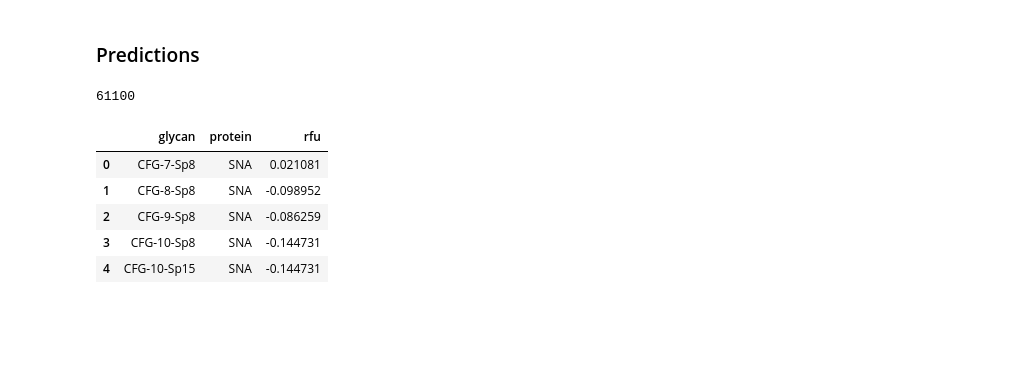
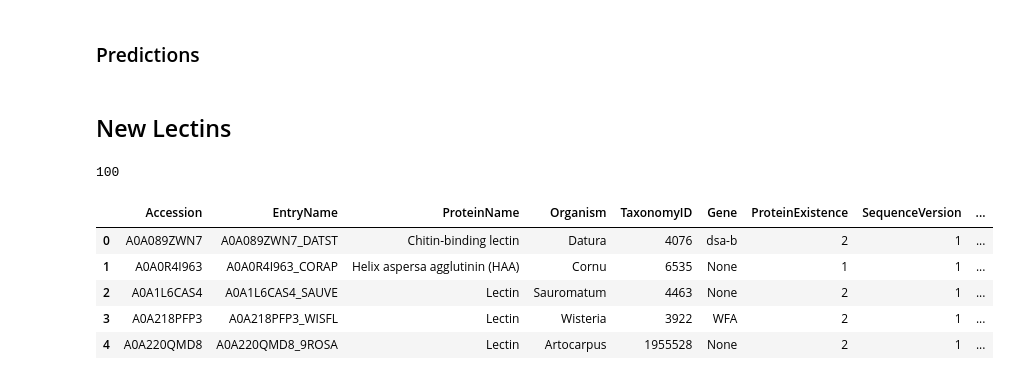
Before and after one commit to loganwoudstra/mirror-image-glycans, a Jupyter notebook: lectinoracle.ipynb, the cells around one changed output. Cells and saved outputs as stored; diff of their text form; code cells hidden in the pictures; blank space fills up the shorter version.

```diff
--- a/lectinoracle.ipynb
+++ b/lectinoracle.ipynb
@@ -463,6 +343,7 @@ full_protein_df["Sequence"] = pd.NA
 nan_counter = 0
 for i, row in full_protein_df.iterrows():
     uniprot_id = row["UniProt ID"]
+    protein_name = row["Name"]
     if pd.isna(uniprot_id):
         nan_counter += 1
         continue
@@ -518,13 +383,59 @@ full_protein_df
 full_leor_preds_df = get_pred_df(full_protein_df, full_glycan_df)
 print(len(full_leor_preds_df))
 full_leor_preds_df.head()
-# %% [output]
-61100
-|  | glycan | protein | rfu |
-| 0 | CFG-7-Sp8 | SNA | 0.021081 |
-| 1 | CFG-8-Sp8 | SNA | -0.098952 |
-| 2 | CFG-9-Sp8 | SNA | -0.086259 |
-| 3 | CFG-10-Sp8 | SNA | -0.144731 |
-| 4 | CFG-10-Sp15 | SNA | -0.144731 |
 # %%
 full_leor_preds_df.to_csv("data/full_leor_preds.csv", index=0)
+# %% [markdown]
+## New Lectins
+# %%
+# list to collect parsed records
+records_list = []
+
+for record in SeqIO.parse("data/lectins.fasta", "fasta"):
+    header_parts = record.description.split(" ")
+
+    uniprot_id = header_parts[0].split("|")[1]
+    entry_name = header_parts[0].split("|")[2]
+
+    # Get positions of OS= (organism species start)
+    try:
+        os_index = next(i for i, s in enumerate(header_parts) if s.startswith("OS="))
+    except StopIteration:
+        os_index = None
+
+    # Protein name is from after entry_name (index 0) up to OS=
+    protein_name = " ".join(header_parts[1:os_index])
+
+    # Extract fields safely if present
+    os = next((part.split("=")[1] for part in header_parts if part.startswith("OS=")), None)
+    ox = next((part.split("=")[1] for part in header_parts if part.startswith("OX=")), None)
+    gn = next((part.split("=")[1] for part in header_parts if part.startswith("GN=")), None)
+    pe = next((part.split("=")[1] for part in header_parts if part.startswith("PE=")), None)
+    sv = next((part.split("=")[1] for part in header_parts if part.startswith("SV=")), None)
+
+    sequence = str(record.seq)
+
+    records_list.append({
+        "Accession": uniprot_id,
+        "EntryName": entry_name,
+        "ProteinName": protein_name,
+        "Organism": os,
+        "TaxonomyID": ox,
+        "Gene": gn,
+        "ProteinExistence": pe,
+        "SequenceVersion": sv,
+        "Sequence": sequence
+    })
+
+new_protein_fasta = pd.DataFrame(records_list)
+
+print(len(new_protein_fasta))
+new_protein_fasta.head()
+# %% [output]
+100
+|  | Accession | EntryName | ProteinName | Organism | TaxonomyID | Gene | ProteinExistence | SequenceVersion | ... |
+| 0 | A0A089ZWN7 | A0A089ZWN7_DATST | Chitin-binding lectin | Datura | 4076 | dsa-b | 2 | 1 | ... |
+| 1 | A0A0R4I963 | A0A0R4I963_CORAP | Helix aspersa agglutinin (HAA) | Cornu | 6535 | None | 1 | 1 | ... |
+| 2 | A0A1L6CAS4 | A0A1L6CAS4_SAUVE | Lectin | Sauromatum | 4463 | None | 2 | 1 | ... |
+| 3 | A0A218PFP3 | A0A218PFP3_WISFL | Lectin | Wisteria | 3922 | WFA | 2 | 1 | ... |
+| 4 | A0A220QMD8 | A0A220QMD8_9ROSA | Lectin | Artocarpus | 1955528 | None | 2 | 1 | ... |
```
Also changed, not shown: parts of 25 cells of this notebook, 5 other files.
